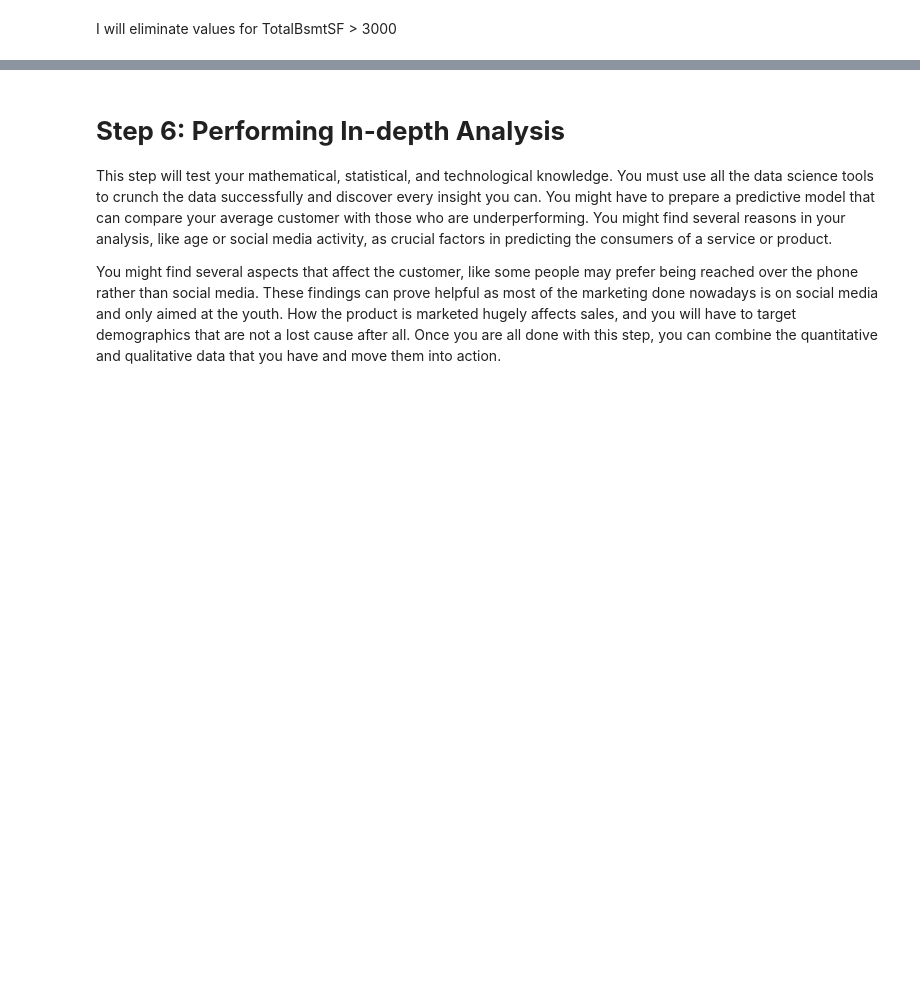
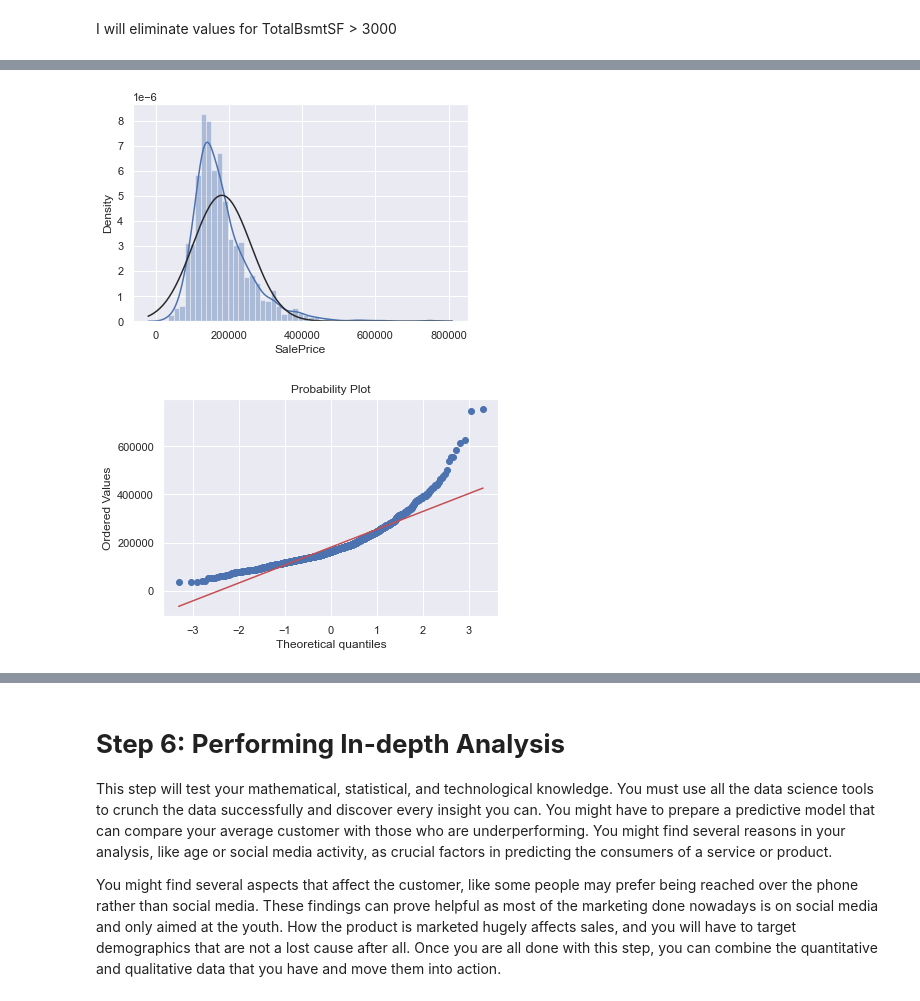
Before and after one commit to morti002/Home-Prices-Ames-Iowa-07112022, a Jupyter notebook: house_prices_ames_iowa.ipynb, the cells around one changed output, grey strips where cells are left out. Drawn from its saved outputs; the diff is of its cells as text; code cells hidden in the pictures; blank space fills up the shorter version.

```diff
--- a/house_prices_ames_iowa.ipynb
+++ b/house_prices_ames_iowa.ipynb
@@ -383,0 +418,8 @@ plt.show();
+# %%
+#histogram and normal probability plot
+sns.distplot(learn_df['SalePrice'], fit=norm);
+fig = plt.figure()
+res = stats.probplot(learn_df['SalePrice'], plot=plt)
+# %% [output]
+[figure, added]
+[figure, added]
```
Also changed, not shown: parts of 47 cells of this notebook.
